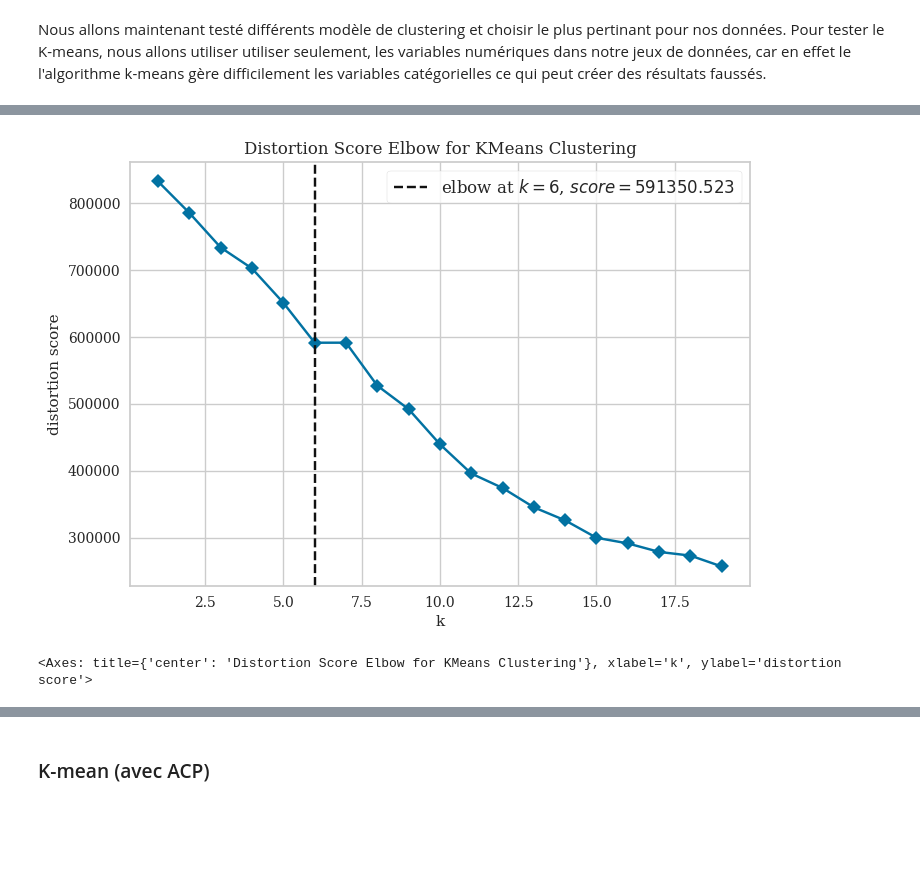
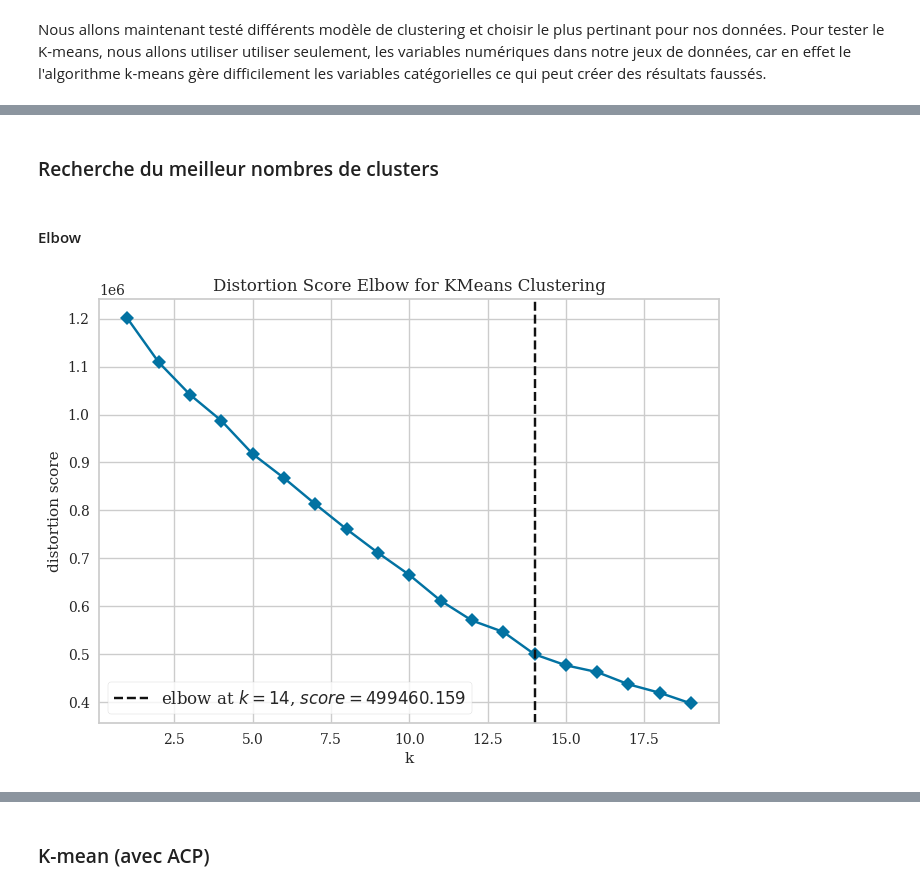
Before and after one commit to dimitri-feniou/openclassrooms-projet5-segmentation-olist, a Jupyter notebook: notebook_modelisation.ipynb, the cells around one changed output, grey strips where cells are left out. Cells and saved outputs as stored; diff of their text form; code cells hidden in the pictures; blank space fills up the shorter version.

```diff
--- a/notebook_modelisation.ipynb
+++ b/notebook_modelisation.ipynb
@@ -41,5 +45,0 @@ Nous allons maintenant testé différents modèle de clustering et choisir le pl
-# %%
-# Keep only numeric variable represented by float (int was categorical variable)
-k_means_segmentation = df_segmentation.set_index('identifiant_client')
-k_means_segmentation = k_means_segmentation.select_dtypes(include=['float64'])
-k_means_segmentation.head()
@@ -53,0 +46,9 @@ k_means_segmentation.head()
+# %%
+# Create dataframe for kmeans model and evaluation
+# Keep only numerical for kmeans
+columns_depense = df_segmentation.filter(like='dépense').columns
+other_columns = ['récence', 'fréquence', 'montant']
+all_columns = list(columns_depense) + other_columns
+# Merge all columns selected to a new dataframe
+df_kmean_segmentation = df_segmentation[all_columns]
+df_kmean_segmentation.head()
@@ -54,10 +63,16 @@ k_means_segmentation.head()
+# %% [markdown]
+### Recherche du meilleur nombres de clusters
+# %% [markdown]
+#### Elbow
 # %%
+
 # Instantiate the clustering model and visualizer
-model = KMeans()
+model = KMeans(max_iter=500, n_init=10, random_state=42)
+# Visualize the optimal number of clusters kmeans
 visualizer = KElbowVisualizer(model, k=(1, 20), timings=False)
-
-visualizer.fit(k_means_segmentation)    # Fit the data to the visualizer
-visualizer.show()    # Draw/show/show the data
+visualizer.fit(df_kmean_segmentation)
+visualizer.show()
+# Capture the optimal number of clusters
+optimal_clusters = visualizer.elbow_value_
 # %% [output]
-[figure, old version]
+[figure, new version]
-<Axes: title={'center': 'Distortion Score Elbow for KMeans Clustering'}, xlabel='k', ylabel='distortion score'>
```
Also changed, not shown: parts of 64 cells of this notebook, 1 other file.
